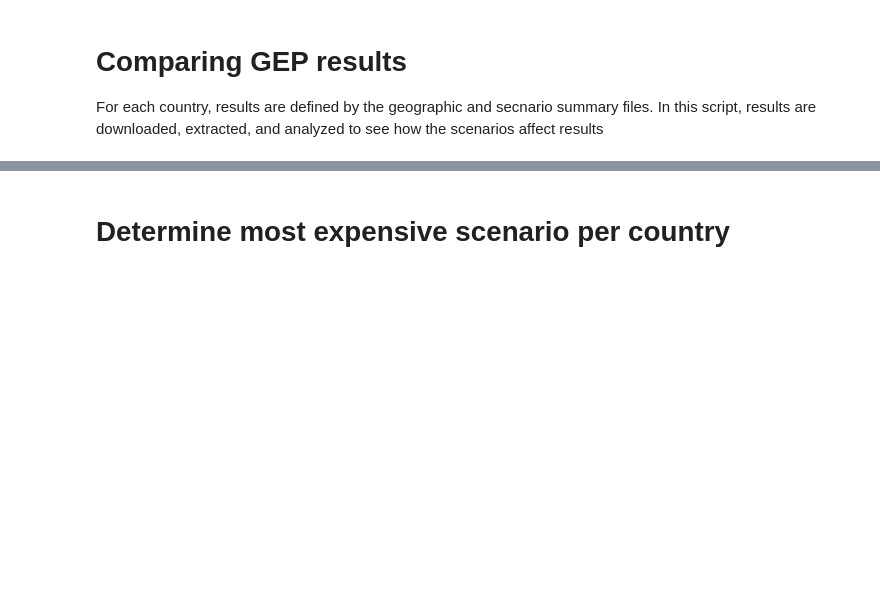
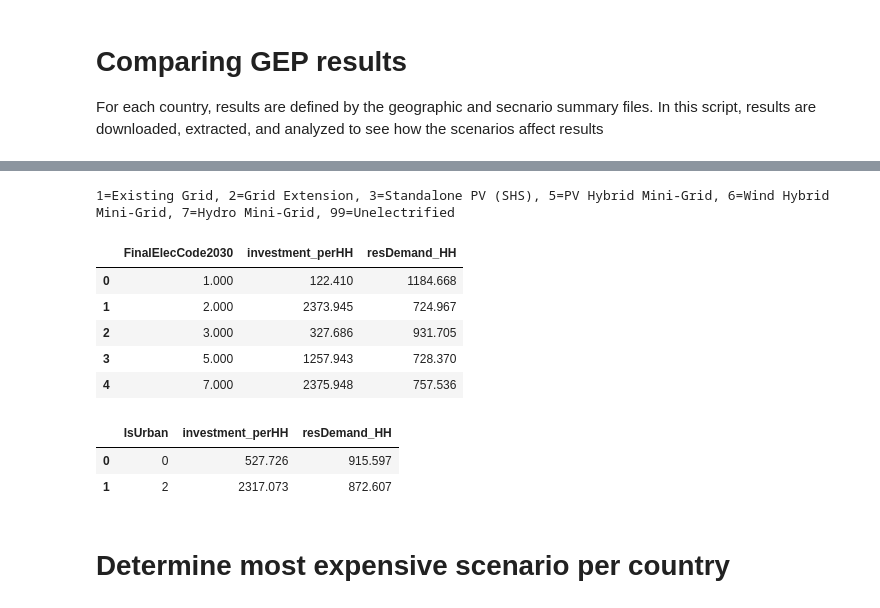
Before and after one commit to global-electrification-platform/gep_results_analysis, a Jupyter notebook: GEP_analysis/GEP_scenario_summary_file_analysis.ipynb, the cells around one changed output, grey strips where cells are left out. Drawn from its saved outputs; the diff is of its cells as text; code cells hidden in the pictures; blank space fills up the shorter version.

```diff
--- a/GEP_analysis/GEP_scenario_summary_file_analysis.ipynb
+++ b/GEP_analysis/GEP_scenario_summary_file_analysis.ipynb
@@ -26,13 +20,16 @@ GEP.get_assumptions("0_0_0_0_1_0")
-# %%
-resultsFolder = "/media/gost/DATA1/GEP/Scenario_Summaries/"
-shapesFolder = "/media/gost/DATA1/GEP/Clusters"
-outFolder = "/media/gost/DATA1/GEP/Summaries_Summary"
-country_summaries_folder = "/media/gost/DATA1/GEP/Country_Scenarios"
-chart_folder = "/media/gost/DATA1/GEP/CHARTS/"
-
-for x in [country_summaries_folder]:
-    if not os.path.exists(country_summaries_folder):
-        os.makedirs(country_summaries_folder)
+# %%
+# Define input folder
+base_folder = r"C:\WBG\Work\GEP\Climate-2022\Data"
+resultsFolder = os.path.join(base_folder, "Scenario_Summaries")
+shapesFolder = os.path.join(base_folder, "SpatialData")
+# Define output folder
+outFolder = os.path.join(base_folder, "Summaries_Summary")
+country_summaries_folder = os.path.join(base_folder, "Country_Scenarios")
+chart_folder = os.path.join(base_folder, "CHARTS")
+
+for x in [outFolder, country_summaries_folder]:
+    if not os.path.exists(country_summaries_folder):
+        os.makedirs(country_summaries_folder)
 # %%
 # Create summary output table containing all the summary files stacked together
 all_results = []
@@ -74,3 +115,38 @@ africa = final.loc[final['PP'] != "other"]
+# %%
+# Get all scenario files
+scenario_files = [os.path.join(country_summaries_folder, x) for x in os.listdir(country_summaries_folder) if x.endswith('.csv') and '3' in x]
+scenario_files
+# %%
+curD = pd.read_csv(scenario_files[0])
+curD.head()
+# %%
+# Calculate investment cost (InvestmentCost2030) per houshold (Pop2030/NumPeoplePerHH)
+curD['investment_perHH'] = curD['InvestmentCost2030'] / (curD['Pop2030'] / curD['NumPeoplePerHH'])
+# Calculate residential demand (ResidentialDemandTierCustom (kWh/capita/year)) per household (Pop2030/NumPeoplePerHH)
+curD['resDemand_HH'] = (curD['ResidentialDemandTierCustom'] * curD['Pop2030']) / (curD['Pop2030'] / curD['NumPeoplePerHH'])
+
+### For each of these calculations, aggregate results by
+# a. Grid, mini-grid, standalone
+elec_code_res = curD.groupby(['FinalElecCode2030']).agg({'investment_perHH':'mean', 'resDemand_HH':'mean'}).reset_index()
+# b. urban, rural
+urban_rural_res = curD.groupby(['IsUrban']).agg({'investment_perHH':'mean', 'resDemand_HH':'mean'}).reset_index()
+
+
+elec_code_res
+# %% [output]
+1=Existing Grid, 2=Grid Extension, 3=Standalone PV (SHS), 5=PV Hybrid Mini-Grid, 6=Wind Hybrid Mini-Grid, 7=Hydro Mini-Grid, 99=Unelectrified
+|  | FinalElecCode2030 | investment_perHH | resDemand_HH |
+| 0 | 1.000 | 122.410 | 1184.668 |
+| 1 | 2.000 | 2373.945 | 724.967 |
+| 2 | 3.000 | 327.686 | 931.705 |
+| 3 | 5.000 | 1257.943 | 728.370 |
+| 4 | 7.000 | 2375.948 | 757.536 |
+# %%
+urban_rural_res
+# %% [output]
+|  | IsUrban | investment_perHH | resDemand_HH |
+| 0 | 0 | 527.726 | 915.597 |
+| 1 | 2 | 2317.073 | 872.607 |
 # %% [markdown]
 # Determine most expensive scenario per country
 # %%
```
Also changed, not shown: parts of 14 cells of this notebook, 7 other files.
